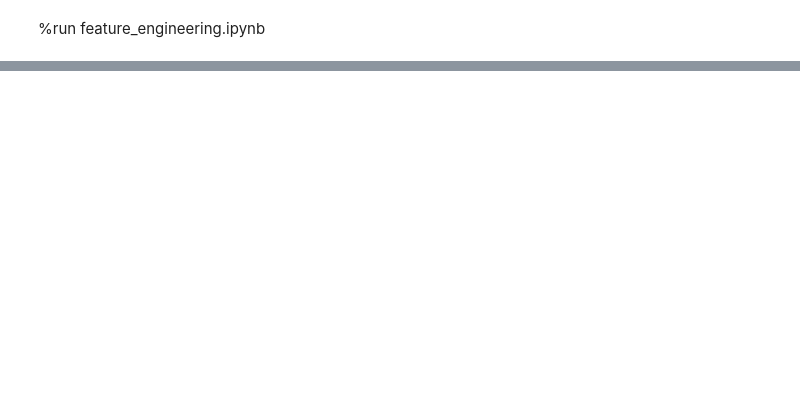
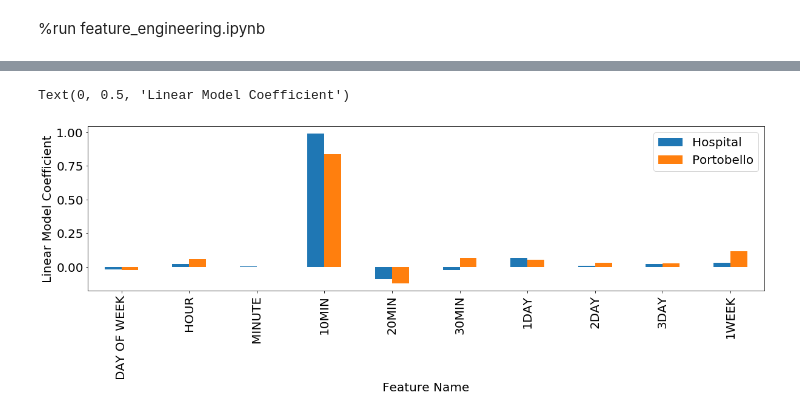
Before and after one commit to cormac-doyle/Final-Assignment-Machine-Learning, a Jupyter notebook: models.ipynb, the cells around one changed output, grey strips where cells are left out. Cells and saved outputs as stored; diff of their text form; code cells hidden in the pictures; blank space fills up the shorter version.

Commit message:
Ridge Model

```diff
--- a/models.ipynb
+++ b/models.ipynb
@@ -25,6 +23,0 @@ print(ridge_model.coef_)
-# %%
-
-plt.figure(figsize=(40,20))
-plt.rc('font',size=25)
-plt.bar(ridge_model.feature_names_in_, ridge_model.coef_)
-plt.show()
@@ -32,0 +24,4 @@ plt.show()
+# %%
+X_portobello,y_portobello=get_X_and_y(df_portobello)
+X_hospital,y_hospital=get_X_and_y(df_hospital)
+X_hospital
@@ -32,0 +43,6 @@ plt.show()
+# %%
+ridge_model_portobello = Ridge()
+ridge_model_portobello.fit(X_portobello,y_portobello)
+
+ridge_model_hospital = Ridge()
+ridge_model_hospital.fit(X_hospital,y_hospital)
@@ -32,0 +51,7 @@ plt.show()
+# %%
+df=pd.DataFrame({"Feature Name":ridge_model_hospital.feature_names_in_,
+"Hospital":ridge_model_hospital.coef_,
+"Portobello":ridge_model_portobello.coef_})
+df.set_index("Feature Name",inplace=True)
+
+df
@@ -32,0 +71,7 @@ plt.show()
+# %%
+plt.rc('font',size=20)
+df.plot.bar(figsize=(20,5))
+plt.ylabel("Linear Model Coefficient")
+# %% [output]
+Text(0, 0.5, 'Linear Model Coefficient')
+[figure, added]
```
Also changed, not shown: parts of 11 cells of this notebook, 1 other file.
